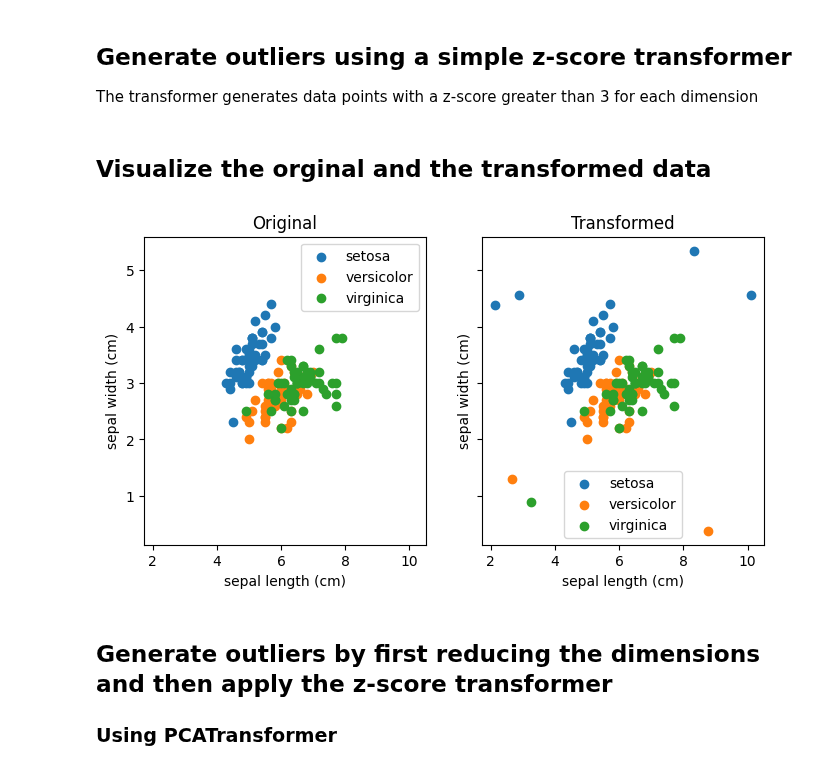
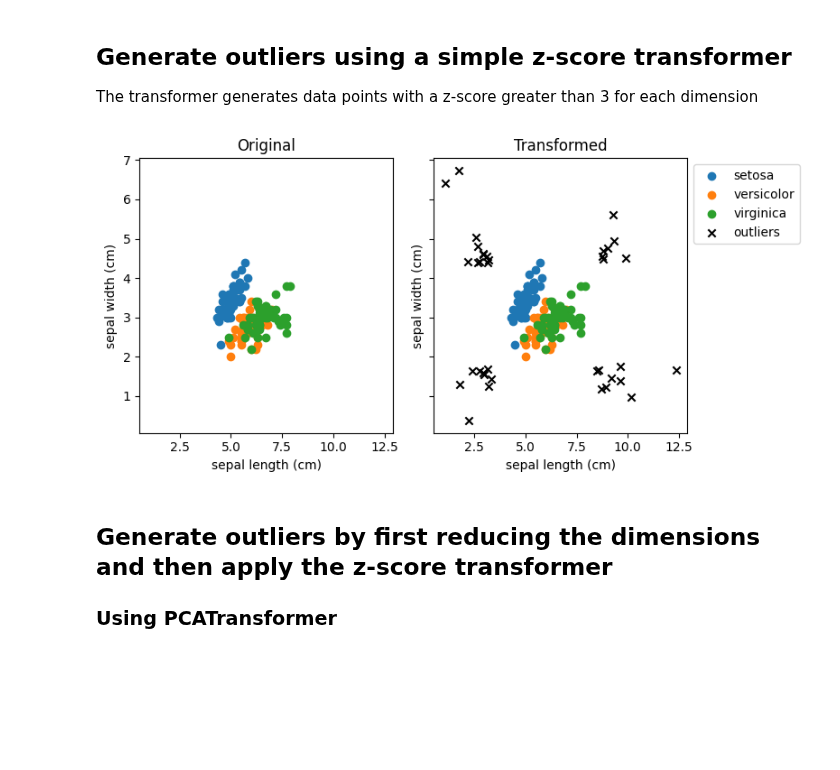
Before and after one commit to Fraunhofer-IESE/badgers, a Jupyter notebook: docs/tutorials/Outliers-Tabular-Data.ipynb, the cells around one changed output. Drawn from its saved outputs; the diff is of its cells as text; code cells hidden in the pictures; blank space fills up the shorter version.

Commit message:
refactoring outliers transformers for returning only outliers

```diff
--- a/docs/tutorials/Outliers-Tabular-Data.ipynb
+++ b/docs/tutorials/Outliers-Tabular-Data.ipynb
@@ -16,38 +44,19 @@ data = load_iris()
 
 X = data['data']
 y = data['target']
+labels = np.array([data['target_names'][i] for i in y])
 # %% [markdown]
 ## Generate outliers using a simple z-score transformer
 
 The transformer generates data points with a z-score greater than 3 for each dimension
 # %%
-trf = ZScoreTransformer(percentage_outliers=5)
+trf = ZScoreTransformer(percentage_outliers=25)
 Xt = trf.transform(X.copy())
+transformed_labels = np.array([l for l in labels] + ['outliers'] * len(trf.outliers_indices_))
-# %% [markdown]
-## Visualize the orginal and the transformed data
-# %%
-def plot_outliers(X, y, Xt, target_names, feature_names):
-    """
-    Some utility function to generate the plots
-    """
-    fig, axes = plt.subplots(1, 2, sharex=True, sharey=True, figsize=(8,4))
-    for label in range(len(target_names)):
-        ix = np.where(y == label)
-        axes[0].scatter(X[ix,0],X[ix,1], c = f'C{label}', label = target_names[label])
-        axes[1].scatter(Xt[ix,0],Xt[ix,1],c = f'C{label}', label = target_names[label])
-    axes[0].set_title('Original')
-    axes[1].set_title('Transformed')
-    axes[0].set_xlabel(feature_names[0], fontsize=10)
-    axes[1].set_xlabel(feature_names[0], fontsize=10)
-    axes[0].set_ylabel(feature_names[1], fontsize=10)
-    axes[1].set_ylabel(feature_names[1], fontsize=10)
-    axes[0].legend()
-    axes[1].legend()
-    return fig, axes
 # %%
-fig, axes = plot_outliers(X, y, Xt, data['target_names'], data['feature_names'])
+fig, axes = plot_outliers(X, Xt, labels, transformed_labels, data['feature_names'])
 # %% [output]
-[figure, old version]
+[figure, new version]
 # %% [markdown]
 ## Generate outliers by first reducing the dimensions and then apply the z-score transformer
 
```
Also changed, not shown: parts of 15 cells of this notebook, 12 other files.
